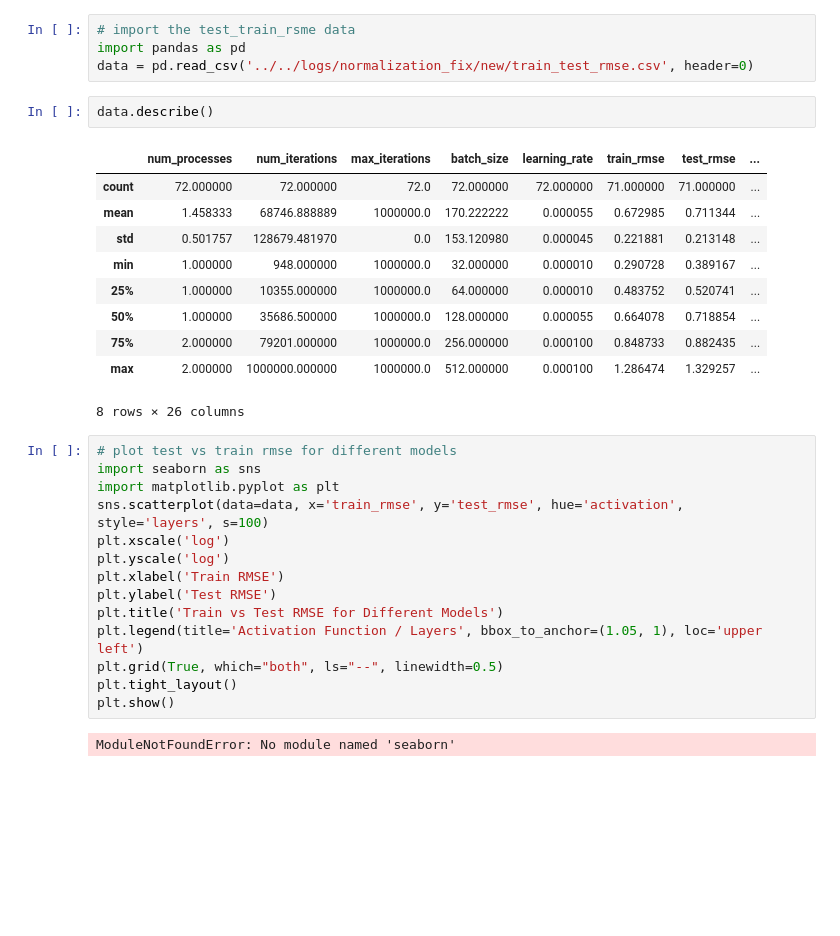
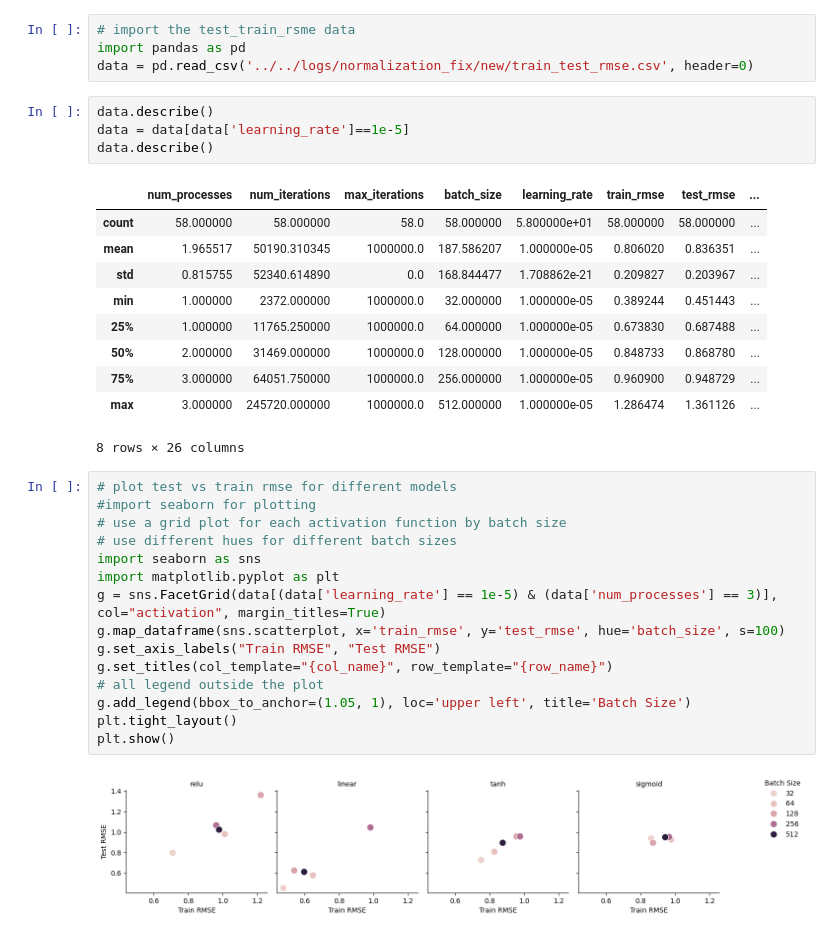
Before and after one commit to s-hreya-riram/sgd-using-mpi, a Jupyter notebook: src/Jupyter notebooks/plotting.ipynb, the cells around one changed output. Saved outputs shown, nothing was run; the diff lists cells and outputs as text; blank space fills up the shorter version.

```diff
--- a/src/Jupyter notebooks/plotting.ipynb
+++ b/src/Jupyter notebooks/plotting.ipynb
@@ -4,30 +24,33 @@ import pandas as pd
 data = pd.read_csv('../../logs/normalization_fix/new/train_test_rmse.csv', header=0)
 # %%
 data.describe()
+data = data[data['learning_rate']==1e-5]
+data.describe()
 # %% [output]
 |  | num_processes | num_iterations | max_iterations | batch_size | learning_rate | train_rmse | test_rmse | ... |
-| count | 72.000000 | 72.000000 | 72.0 | 72.000000 | 72.000000 | 71.000000 | 71.000000 | ... |
-| mean | 1.458333 | 68746.888889 | 1000000.0 | 170.222222 | 0.000055 | 0.672985 | 0.711344 | ... |
-| std | 0.501757 | 128679.481970 | 0.0 | 153.120980 | 0.000045 | 0.221881 | 0.213148 | ... |
-| min | 1.000000 | 948.000000 | 1000000.0 | 32.000000 | 0.000010 | 0.290728 | 0.389167 | ... |
-| 25% | 1.000000 | 10355.000000 | 1000000.0 | 64.000000 | 0.000010 | 0.483752 | 0.520741 | ... |
-| 50% | 1.000000 | 35686.500000 | 1000000.0 | 128.000000 | 0.000055 | 0.664078 | 0.718854 | ... |
-| 75% | 2.000000 | 79201.000000 | 1000000.0 | 256.000000 | 0.000100 | 0.848733 | 0.882435 | ... |
-| max | 2.000000 | 1000000.000000 | 1000000.0 | 512.000000 | 0.000100 | 1.286474 | 1.329257 | ... |
+| count | 58.000000 | 58.000000 | 58.0 | 58.000000 | 5.800000e+01 | 58.000000 | 58.000000 | ... |
+| mean | 1.965517 | 50190.310345 | 1000000.0 | 187.586207 | 1.000000e-05 | 0.806020 | 0.836351 | ... |
+| std | 0.815755 | 52340.614890 | 0.0 | 168.844477 | 1.708862e-21 | 0.209827 | 0.203967 | ... |
+| min | 1.000000 | 2372.000000 | 1000000.0 | 32.000000 | 1.000000e-05 | 0.389244 | 0.451443 | ... |
+| 25% | 1.000000 | 11765.250000 | 1000000.0 | 64.000000 | 1.000000e-05 | 0.673830 | 0.687488 | ... |
+| 50% | 2.000000 | 31469.000000 | 1000000.0 | 128.000000 | 1.000000e-05 | 0.848733 | 0.868780 | ... |
+| 75% | 3.000000 | 64051.750000 | 1000000.0 | 256.000000 | 1.000000e-05 | 0.960900 | 0.948729 | ... |
+| max | 3.000000 | 245720.000000 | 1000000.0 | 512.000000 | 1.000000e-05 | 1.286474 | 1.361126 | ... |
 8 rows × 26 columns
 # %%
 # plot test vs train rmse for different models
+#import seaborn for plotting
+# use a grid plot for each activation function by batch size
+# use different hues for different batch sizes
 import seaborn as sns
 import matplotlib.pyplot as plt
-sns.scatterplot(data=data, x='train_rmse', y='test_rmse', hue='activation', style='layers', s=100)
-plt.xscale('log')
-plt.yscale('log')
-plt.xlabel('Train RMSE')
-plt.ylabel('Test RMSE')
-plt.title('Train vs Test RMSE for Different Models')
-plt.legend(title='Activation Function / Layers', bbox_to_anchor=(1.05, 1), loc='upper left')
-plt.grid(True, which="both", ls="--", linewidth=0.5)
+g = sns.FacetGrid(data[(data['learning_rate'] == 1e-5) & (data['num_processes'] == 3)], col="activation", margin_titles=True)
+g.map_dataframe(sns.scatterplot, x='train_rmse', y='test_rmse', hue='batch_size', s=100)
+g.set_axis_labels("Train RMSE", "Test RMSE")
+g.set_titles(col_template="{col_name}", row_template="{row_name}")
+# all legend outside the plot
+g.add_legend(bbox_to_anchor=(1.05, 1), loc='upper left', title='Batch Size')
 plt.tight_layout()
 plt.show()
 # %% [output]
-ModuleNotFoundError: No module named 'seaborn'
+[figure, added]
```
Also changed, not shown: parts of 5 cells of this notebook, 3 other files.
